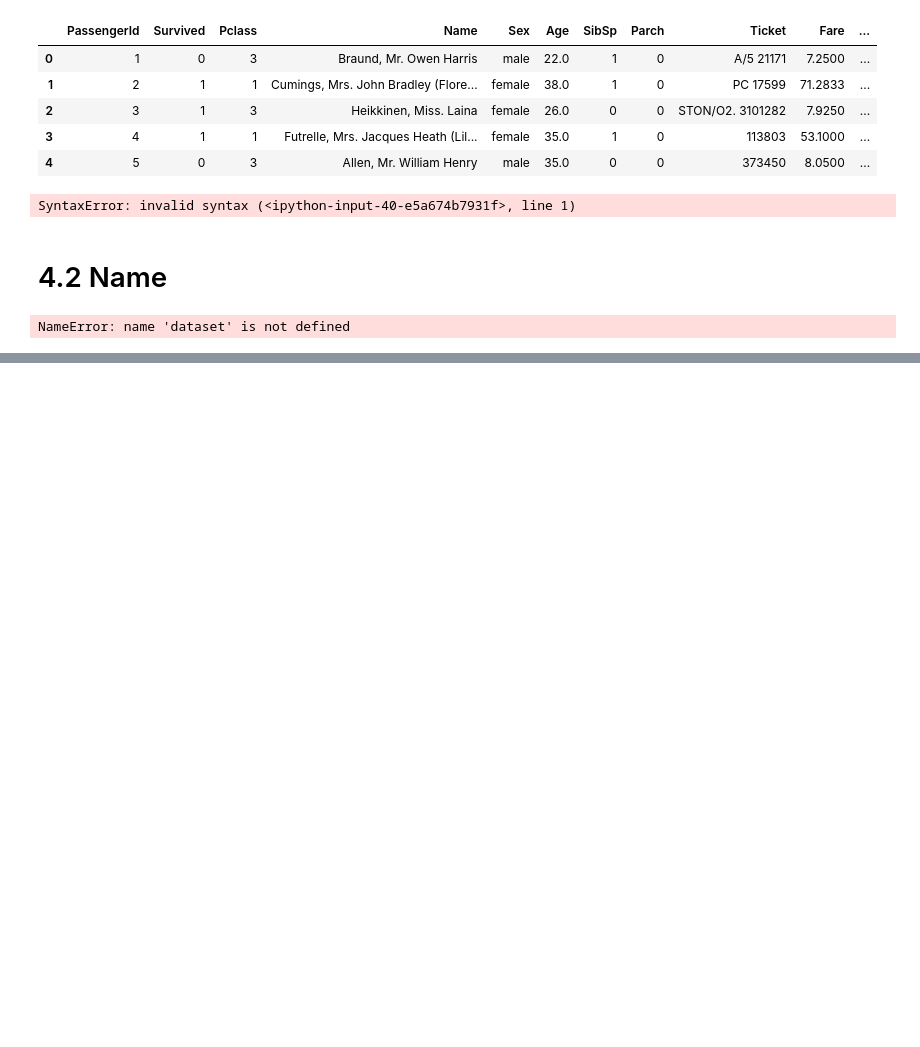
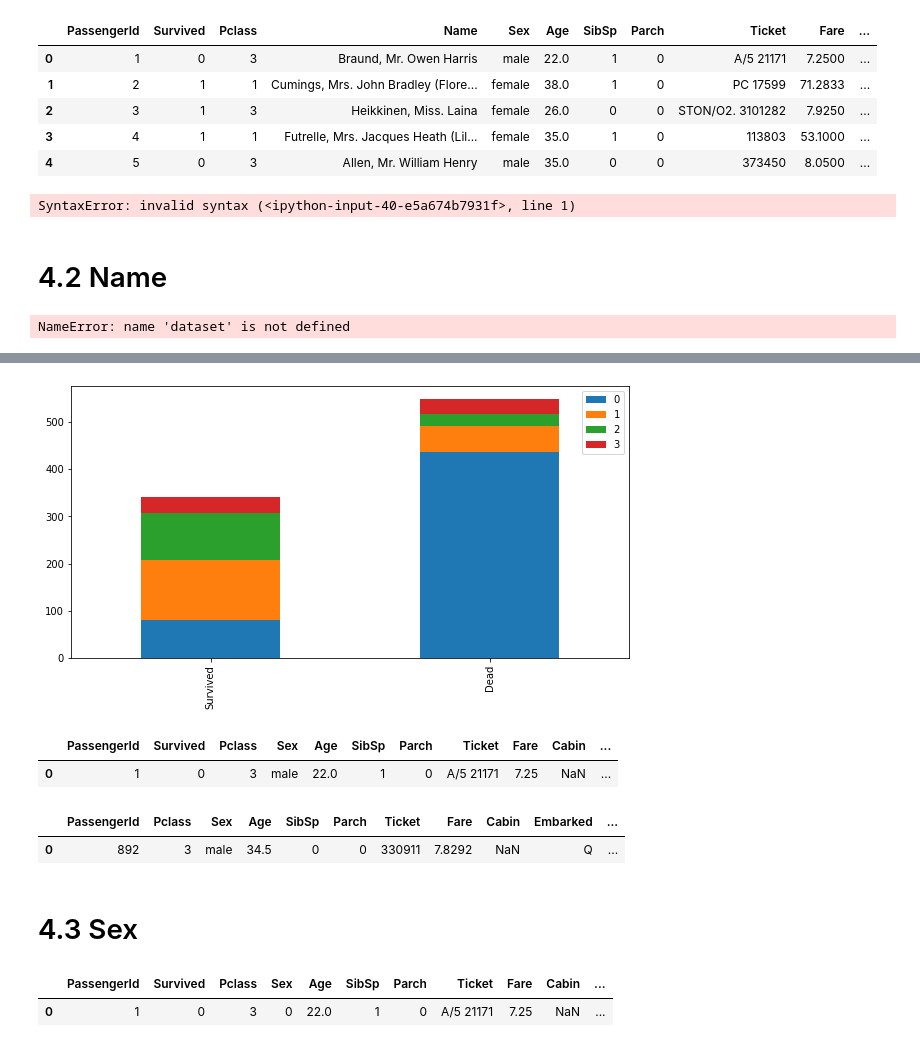
Before and after one commit to iamjinuk/bigman, a Jupyter notebook: 데이터 분석 연습 - 타이타닉.ipynb, the cells around one changed output, grey strips where cells are left out. Cells and saved outputs as stored; diff of their text form; code cells hidden in the pictures; blank space fills up the shorter version.

```diff
--- a/데이터 분석 연습 - 타이타닉.ipynb
+++ b/데이터 분석 연습 - 타이타닉.ipynb
@@ -271,0 +304,4 @@ Name: Title, dtype: int64
+# %%
+bar_chart('Title')
+# %% [output]
+[figure, added]
@@ -271,0 +311,12 @@ Name: Title, dtype: int64
+# %%
+train.head(1)
+# %% [output]
+|  | PassengerId | Survived | Pclass | Sex | Age | SibSp | Parch | Ticket | Fare | Cabin | ... |
+| 0 | 1 | 0 | 3 | male | 22.0 | 1 | 0 | A/5 21171 | 7.25 | NaN | ... |
+# %%
+test.head(1)
+# %% [output]
+|  | PassengerId | Pclass | Sex | Age | SibSp | Parch | Ticket | Fare | Cabin | Embarked | ... |
+| 0 | 892 | 3 | male | 34.5 | 0 | 0 | 330911 | 7.8292 | NaN | Q | ... |
+# %% [markdown]
+# 4.3 Sex
@@ -271,0 +327,5 @@ Name: Title, dtype: int64
+# %%
+train.head(1)
+# %% [output]
+|  | PassengerId | Survived | Pclass | Sex | Age | SibSp | Parch | Ticket | Fare | Cabin | ... |
+| 0 | 1 | 0 | 3 | 0 | 22.0 | 1 | 0 | A/5 21171 | 7.25 | NaN | ... |
```
Also changed, not shown: parts of 27 cells of this notebook.
